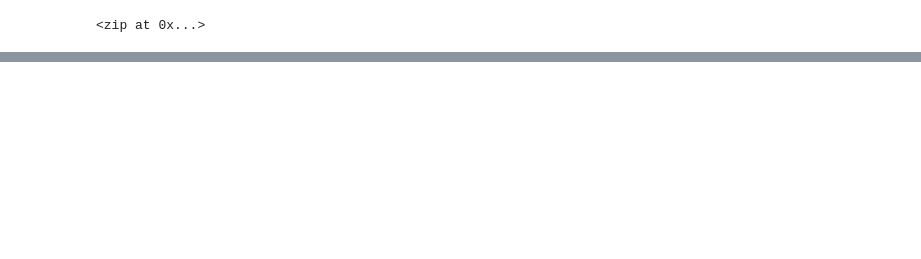
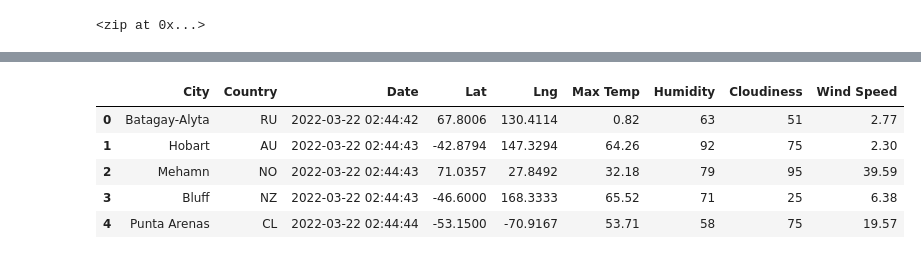
Before and after one commit to jrpillai/World_Weather_Analysis, a Jupyter notebook: WeatherPy.ipynb, the cells around one changed output, grey strips where cells are left out. Drawn from its saved outputs; the diff is of its cells as text; code cells hidden in the pictures; blank space fills up the shorter version.

```diff
--- a/WeatherPy.ipynb
+++ b/WeatherPy.ipynb
@@ -56,0 +175,12 @@ len(cities)
+# %%
+# Reorder Columns
+new_column_order = ["City","Country","Date","Lat","Lng","Max Temp","Humidity","Cloudiness","Wind Speed"]
+city_data_df = city_data_df[new_column_order]
+city_data_df.head()
+# %% [output]
+|  | City | Country | Date | Lat | Lng | Max Temp | Humidity | Cloudiness | Wind Speed |
+| 0 | Batagay-Alyta | RU | 2022-03-22 02:44:42 | 67.8006 | 130.4114 | 0.82 | 63 | 51 | 2.77 |
+| 1 | Hobart | AU | 2022-03-22 02:44:43 | -42.8794 | 147.3294 | 64.26 | 92 | 75 | 2.30 |
+| 2 | Mehamn | NO | 2022-03-22 02:44:43 | 71.0357 | 27.8492 | 32.18 | 79 | 95 | 39.59 |
+| 3 | Bluff | NZ | 2022-03-22 02:44:43 | -46.6000 | 168.3333 | 65.52 | 71 | 25 | 6.38 |
+| 4 | Punta Arenas | CL | 2022-03-22 02:44:44 | -53.1500 | -70.9167 | 53.71 | 58 | 75 | 19.57 |
```
Also changed, not shown: parts of 10 cells of this notebook, 2 other files.
